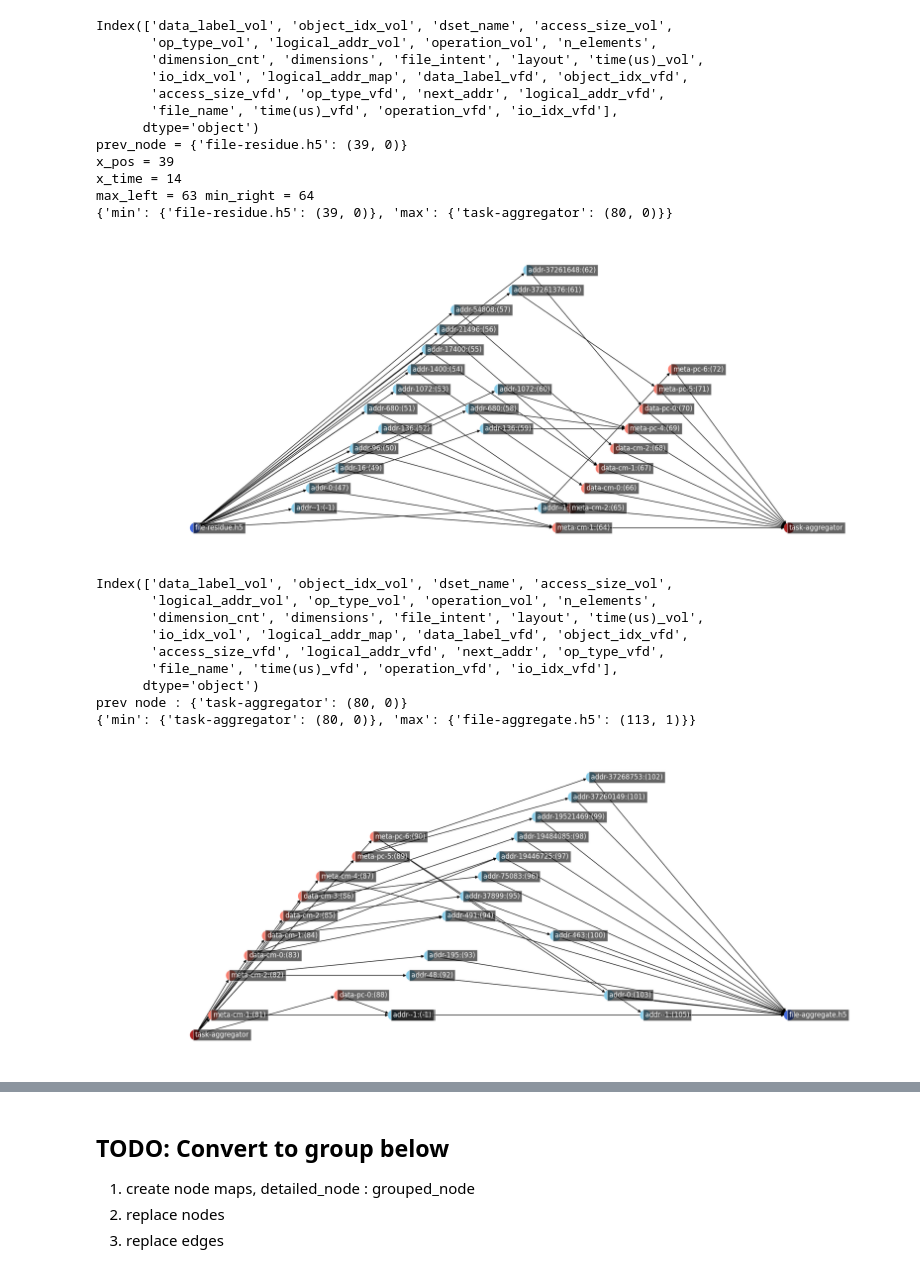
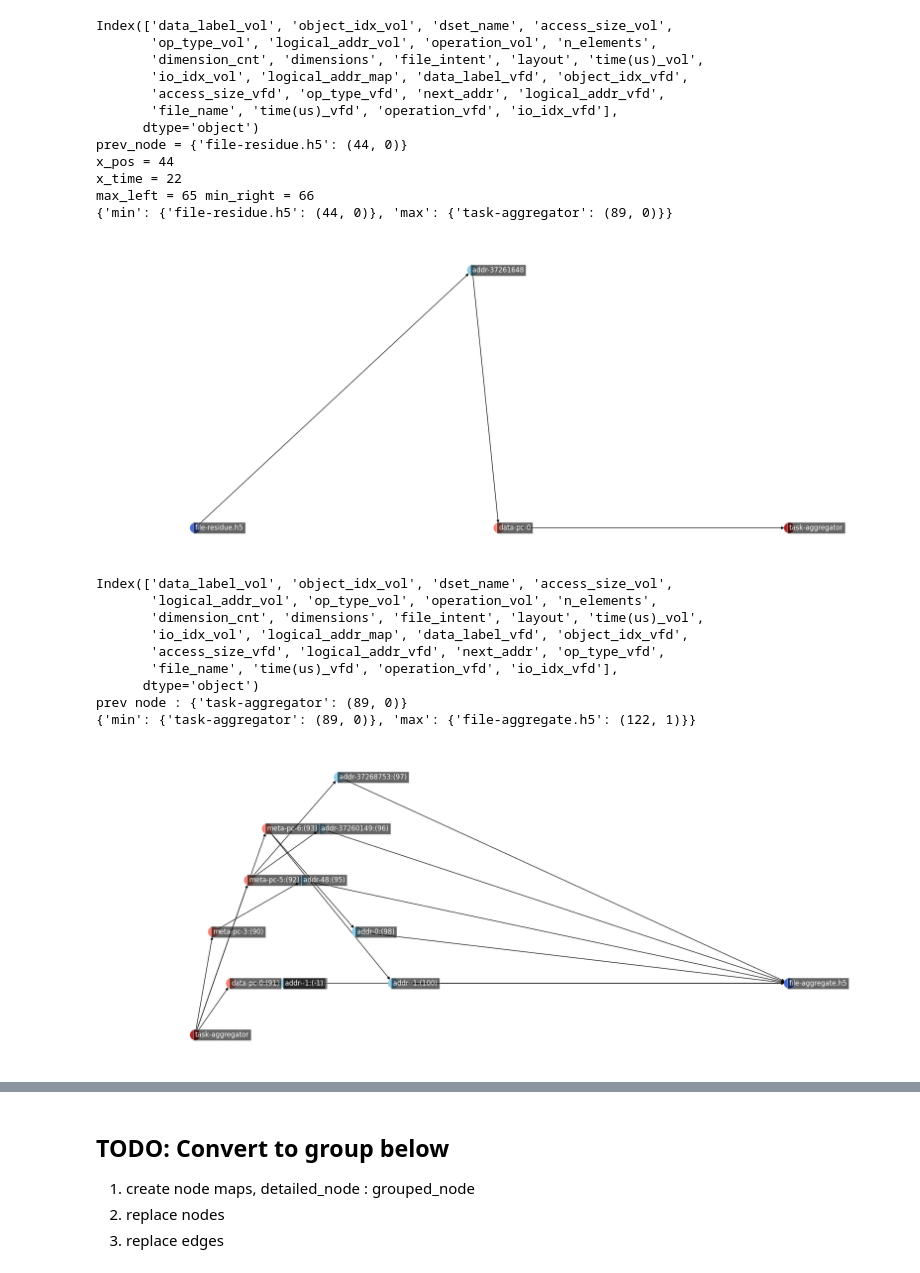
Before and after one commit to candiceT233/local-co-scheduling, a Jupyter notebook: analysis_scripts/detailed_VOLVFD_Graph_SimAgg.ipynb, the cells around one changed output, grey strips where cells are left out. Drawn from its saved outputs; the diff is of its cells as text; code cells hidden in the pictures.

Commit message:
need fix to point_cloud and metadata

```diff
--- a/analysis_scripts/detailed_VOLVFD_Graph_SimAgg.ipynb
+++ b/analysis_scripts/detailed_VOLVFD_Graph_SimAgg.ipynb
@@ -14,6 +14,20 @@ from collections import Counter
 from scipy import stats
 
 path='../save_outputs/vol-vfd'
-nshow=6
+nshow=20
 step=1
 padding=nshow
+
+data_filter = {
+    'datasets': [{'dset_name':'contact_map'},
+    {'dset_name':'point_cloud'},
+     ],
+}
+
+"""Index(['data_label_vol', 'object_idx_vol', 'dset_name', 'access_size_vol',
+       'logical_addr_vol', 'op_type_vol', 'operation_vol', 'n_elements',
+       'dimension_cnt', 'dimensions', 'file_intent', 'layout', 'time(us)_vol',
+       'io_idx_vol', 'logical_addr_map', 'data_label_vfd', 'object_idx_vfd',
+       'access_size_vfd', 'logical_addr_vfd', 'next_addr', 'op_type_vfd',
+       'file_name', 'time(us)_vfd', 'operation_vfd', 'io_idx_vfd'],
+      dtype='object')"""
@@ -334,7 +354,10 @@ df_agg_read_merged = read_data(fagg_read)
 print(df_agg_read_merged.columns)
 # print(df_agg_read_merged[df_agg_read_merged.operation_vol == 'open' ])
 
-df_agg_read = pd.concat([df_agg_read_merged.head(nshow*2),df_agg_read_merged.tail(nshow)])
+# df_agg_read = pd.concat([df_agg_read_merged.head(nshow*8),df_agg_read_merged.tail(nshow)])
+df_agg_read = df_agg_read_merged[df_agg_read_merged.dset_name == 'point_cloud']
+df_agg_read = df_agg_read[df_agg_read.op_type_vfd != 'meta']
+
 
 # 'data_label_vol', 'data_label_vfd', 'logical_addr_vfd'
 prev_node = get_min_max_loc(G_SIM)['max']
@@ -400,12 +423,12 @@ Index(['data_label_vol', 'object_idx_vol', 'dset_name', 'access_size_vol',
        'access_size_vfd', 'op_type_vfd', 'next_addr', 'logical_addr_vfd',
        'file_name', 'time(us)_vfd', 'operation_vfd', 'io_idx_vfd'],
       dtype='object')
-prev_node = {'file-residue.h5': (39, 0)}
-x_pos = 39
-x_time = 14
-max_left = 63 min_right = 64
-{'min': {'file-residue.h5': (39, 0)}, 'max': {'task-aggregator': (80, 0)}}
+prev_node = {'file-residue.h5': (44, 0)}
+x_pos = 44
+x_time = 22
+max_left = 65 min_right = 66
+{'min': {'file-residue.h5': (44, 0)}, 'max': {'task-aggregator': (89, 0)}}
-[figure, old version]
+[figure, new version]
 # %%
 F1 = nx.compose(G_SIM,G_AGG_R)
 # draw_graph(F1,COLOR_MAP,rm_tags=['sim','agg_r'])
@@ -416,7 +439,9 @@ df_agg_write_merged = read_data(fagg_write)
 
 print(df_agg_write_merged.columns)
 
-df_agg_write = pd.concat([df_agg_write_merged.head(nshow*2),df_agg_write_merged.tail(nshow)])
+# df_agg_write = pd.concat([df_agg_write_merged.head(nshow*8),df_agg_write_merged.tail(nshow)])
+df_agg_write = df_agg_write_merged[df_agg_write_merged.dset_name == 'point_cloud']
+# df_agg_write = df_agg_write_merged[df_agg_write_merged.op_type_vol != 'meta']
 
 # 'data_label_vol', 'data_label_vfd', 'logical_addr'
 # x_pos = max(nx.get_node_attributes(G_AGG_R,'pos').values())[0] #+ padding*4
@@ -447,36 +472,36 @@ x_pos = max(nx.get_node_attributes(G_AGG_W,'pos').values())[0] + 1
 add_nodes_edges(G_AGG_W, list(df_agg_write['data_label_vol']), list(df_agg_write['logical_addr_vfd']),
                     list(df_agg_write['operation_vol']),
                     list(df_agg_write['io_idx_vfd']),
                     [vol_time,vfd_time],
                     acc_s=list(df_agg_write['access_size_vfd']),
                     x_pos=x_pos, tags=['agg_w-vol','agg_w-addr'])
 # x_pos+=1
 x_pos = max(nx.get_node_attributes(G_AGG_W,'pos').values())[0] + 1
 x_time = max(vol_time) +1
 add_nodes_edges(G_AGG_W, list(df_agg_write['logical_addr_vfd']), ['aggregate.h5'],
                     list(df_agg_write['operation_vol']),
                     list(df_agg_write['io_idx_vfd']),
                     [vfd_time, [0]],
                     acc_s=list(df_agg_write['access_size_vfd']),
                     x_pos=x_pos, tags=['agg_w-addr','file'])
 
 print(get_min_max_loc(G_AGG_W))
 
 # for e in G_AGG_W.edges:
 #     print(e)
 
 draw_graph(G_AGG_W,COLOR_MAP,rm_tags=['agg_w'])
 # %% [output]
 Index(['data_label_vol', 'object_idx_vol', 'dset_name', 'access_size_vol',
        'logical_addr_vol', 'op_type_vol', 'operation_vol', 'n_elements',
        'dimension_cnt', 'dimensions', 'file_intent', 'layout', 'time(us)_vol',
        'io_idx_vol', 'logical_addr_map', 'data_label_vfd', 'object_idx_vfd',
        'access_size_vfd', 'logical_addr_vfd', 'next_addr', 'op_type_vfd',
        'file_name', 'time(us)_vfd', 'operation_vfd', 'io_idx_vfd'],
       dtype='object')
-prev node : {'task-aggregator': (80, 0)}
-{'min': {'task-aggregator': (80, 0)}, 'max': {'file-aggregate.h5': (113, 1)}}
+prev node : {'task-aggregator': (89, 0)}
+{'min': {'task-aggregator': (89, 0)}, 'max': {'file-aggregate.h5': (122, 1)}}
-[figure, old version]
+[figure, new version]
 # %%
 F2 = nx.compose(F1, G_AGG_W)
 # # print(nx.get_node_attributes(F2,'pos'))
```
Also changed, not shown: parts of 3 cells of this notebook.
